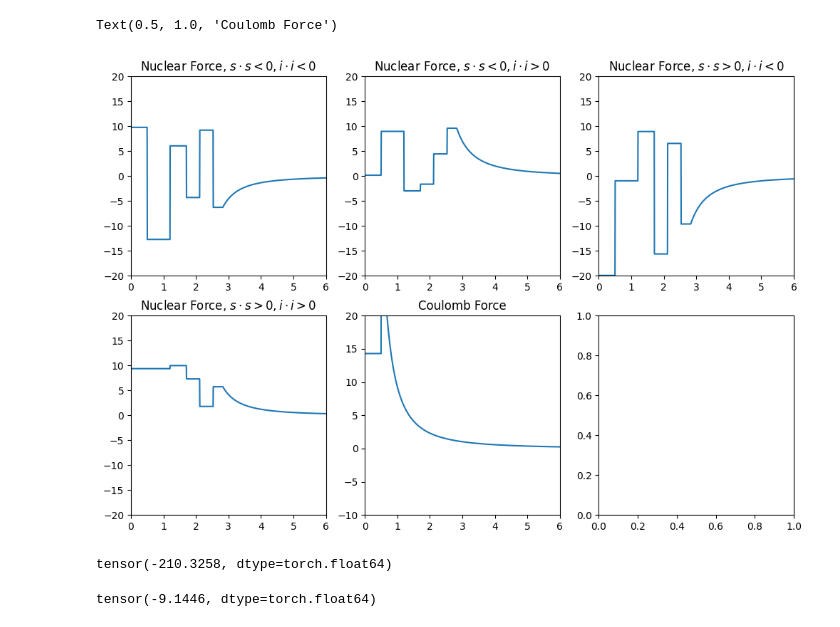
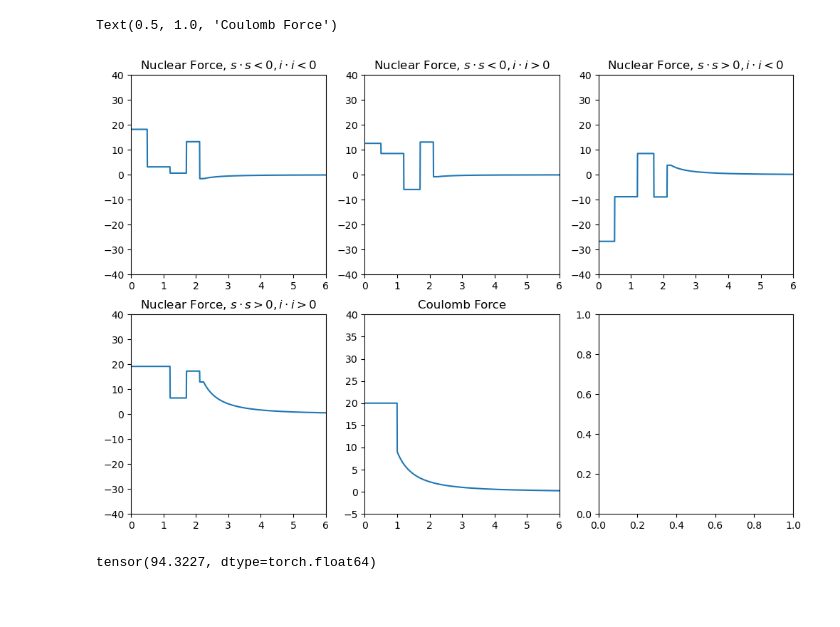
Before and after one commit to JamesMcGreivy/LatticeNuclearModel, a Jupyter notebook: test.ipynb, the cells around one changed output. Cells and saved outputs as stored; diff of their text form; code cells hidden in the pictures; blank space fills up the shorter version.

```diff
--- a/test.ipynb
+++ b/test.ipynb
@@ -19,15 +19,15 @@ importlib.reload(data.data)
 # %%
-def get_interactions(a_mm_0, a_mm_1, a_mm_2, a_mm_3, a_mm_4, a_mm_5,
-                     a_mp_0, a_mp_1, a_mp_2, a_mp_3, a_mp_4, a_mp_5,
-                     a_pm_0, a_pm_1, a_pm_2, a_pm_3, a_pm_4, a_pm_5,
-                     a_pp_1, a_pp_2, a_pp_3, a_pp_4, a_pp_5,
+def get_interactions(a_mm_0, a_mm_1, a_mm_2, a_mm_3, a_mm_4,
+                     a_mp_0, a_mp_1, a_mp_2, a_mp_3, a_mp_4,
+                     a_pm_0, a_pm_1, a_pm_2, a_pm_3, a_pm_4,
+                             a_pp_1, a_pp_2, a_pp_3, a_pp_4,
                      a_c_1, a_c_2):
     a_pp_0 = a_pp_1
     # Package into lists
-    a_list_mm = [a_mm_0, a_mm_1, a_mm_2, a_mm_3, a_mm_4, a_mm_5]
-    a_list_mp = [a_mp_0, a_mp_1, a_mp_2, a_mp_3, a_mp_4, a_mp_5]
-    a_list_pm = [a_pm_0, a_pm_1, a_pm_2, a_pm_3, a_pm_4, a_pm_5]
-    a_list_pp = [a_pp_0, a_pp_1, a_pp_2, a_pp_3, a_pp_4, a_pp_5]
+    a_list_mm = [a_mm_0, a_mm_1, a_mm_2, a_mm_3, a_mm_4]
+    a_list_mp = [a_mp_0, a_mp_1, a_mp_2, a_mp_3, a_mp_4]
+    a_list_pm = [a_pm_0, a_pm_1, a_pm_2, a_pm_3, a_pm_4]
+    a_list_pp = [a_pp_0, a_pp_1, a_pp_2, a_pp_3, a_pp_4]
     a_list_coulomb = [a_c_1, a_c_2]
 
     return interactions.get_nuclear_interaction(a_list_mm), interactions.get_nuclear_interaction(a_list_mp), interactions.get_nuclear_interaction(a_list_pm), interactions.get_nuclear_interaction(a_list_pp), interactions.get_coulomb_interaction(a_list_coulomb), interactions.get_full_interaction(a_list_mm, a_list_mp, a_list_pm, a_list_pp, a_list_coulomb)
@@ -40,35 +34,39 @@ f_nuclear_mm, f_nuclear_mp, f_nuclear_pm, f_nuclear_pp, f_coulomb, f_full = get_
+# %%
+best = {"target": -3.741057959599389, "params": {"a_c_1": 20.0, "a_c_2": 9.061820914407201, "a_mm_0": 18.222276870929907, "a_mm_1": 3.180466219643856, "a_mm_2": 0.6621021072830576, "a_mm_3": 13.277479119858272, "a_mm_4": -1.5506242054277408, "a_mp_0": 12.613459464162101, "a_mp_1": 8.539650762231242, "a_mp_2": -5.8825194664343465, "a_mp_3": 13.127509912969138, "a_mp_4": -0.784514676731223, "a_pm_0": -26.68874917522244, "a_pm_1": -8.78673345147699, "a_pm_2": 8.53343913225144, "a_pm_3": -8.881605338478245, "a_pm_4": 3.8413119422279367, "a_pp_1": 19.177766658792983, "a_pp_2": 6.515611283281839, "a_pp_3": 17.29272135393137, "a_pp_4": 12.943613081630978}, "datetime": {"datetime": "2024-07-12 00:49:41", "elapsed": 45748.108213, "delta": 1367.894783}}
+
+f_nuclear_mm, f_nuclear_mp, f_nuclear_pm, f_nuclear_pp, f_coulomb, f_full = get_interactions(**best["params"])
 # %%
 fig, axs = plt.subplots(nrows=2, ncols=3, figsize=(12, 8))
 
 x = np.linspace(0, 6, 1000)
 
-y_lim = (-20, 20)
-y_lim_c = (-10, 20)
+y_lim = (-40, 40)
+y_lim_c = (-5, 40)
 
 axs[0,0].plot(x, [f_nuclear_mm(_) for _ in x])
 axs[0,0].set_ylim(*y_lim)
 axs[0,0].set_xlim(0, 6)
 axs[0,0].set_title("Nuclear Force, $s \cdot s < 0, i \cdot i < 0$")
 
 axs[0,1].plot(x, [f_nuclear_mp(_) for _ in x])
 axs[0,1].set_ylim(*y_lim)
 axs[0,1].set_xlim(0, 6)
 axs[0,1].set_title("Nuclear Force, $s \cdot s < 0, i \cdot i > 0$")
 
 axs[0,2].plot(x, [f_nuclear_pm(_) for _ in x])
 axs[0,2].set_ylim(*y_lim)
 axs[0,2].set_xlim(0, 6)
 axs[0,2].set_title("Nuclear Force, $s \cdot s > 0, i \cdot i < 0$")
 
 axs[1,0].plot(x, [f_nuclear_pp(_) for _ in x])
 axs[1,0].set_ylim(*y_lim)
 axs[1,0].set_xlim(0, 6)
 axs[1,0].set_title("Nuclear Force, $s \cdot s > 0, i \cdot i > 0$")
 
 axs[1,1].plot(x, [f_coulomb(_) for _ in x])
 axs[1,1].set_ylim(*y_lim_c)
 axs[1,1].set_xlim(0, 6)
 axs[1,1].set_title("Coulomb Force")
 # %% [output]
 Text(0.5, 1.0, 'Coulomb Force')
-[figure, old version]
+[figure, new version]
@@ -77,8 +73,7 @@ lat = lattice.NuclearLattice(N=12, Z = 11, lattice_width=13, state_space_dim=3)
-# %%
-lat.step(f_full)
-# %% [output]
-tensor(-210.3258, dtype=torch.float64)
-# %%
-lat.E_tot(f_full) / (12 + 11)
-# %% [output]
-tensor(-9.1446, dtype=torch.float64)
+# %%
+Z = 20
+N = 20
+
+lat = lattice.NuclearLattice(Z, N, f_full, lattice_width=13, state_space_dim=3); lat.step(); lat.step(); lat.step(); lat.step(); print(lat.E_tot())
+# %% [output]
+tensor(94.3227, dtype=torch.float64)
```
Also changed, not shown: parts of 3 cells of this notebook, 1 other file.
